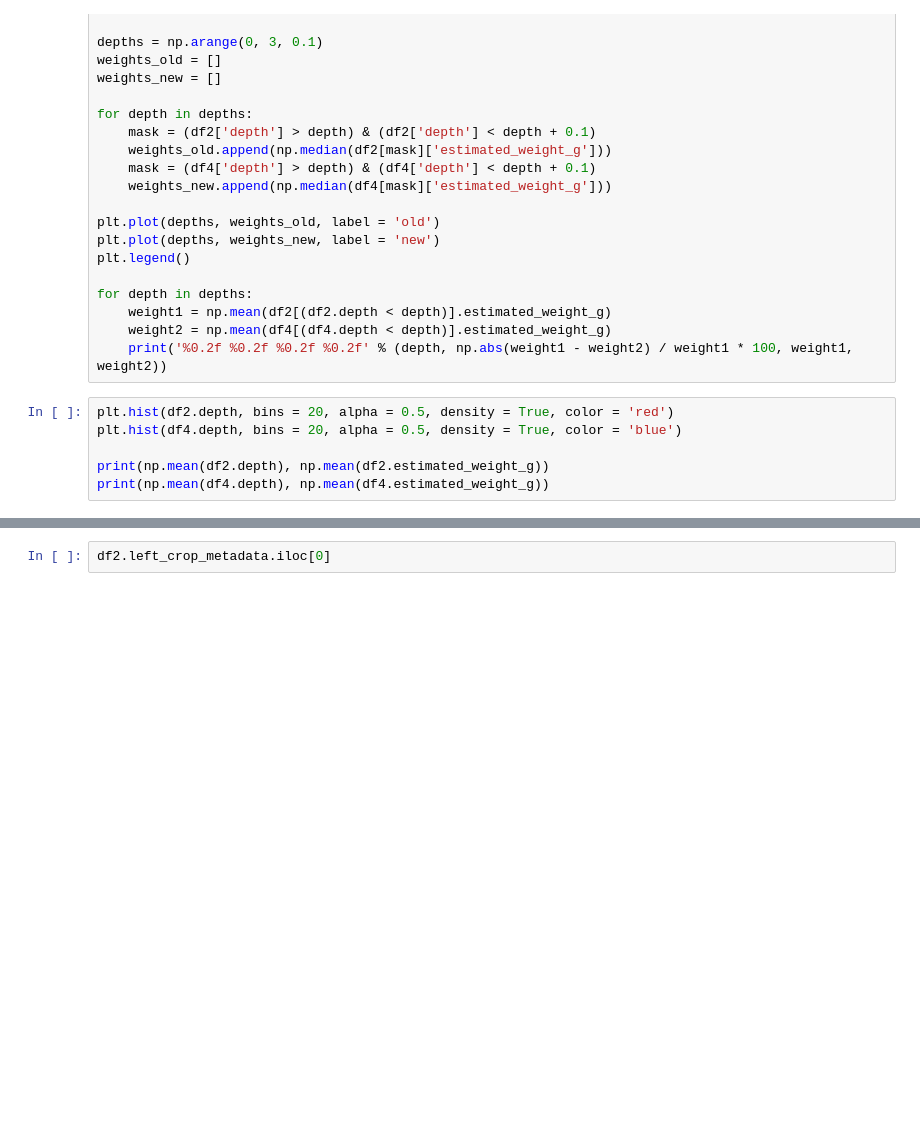
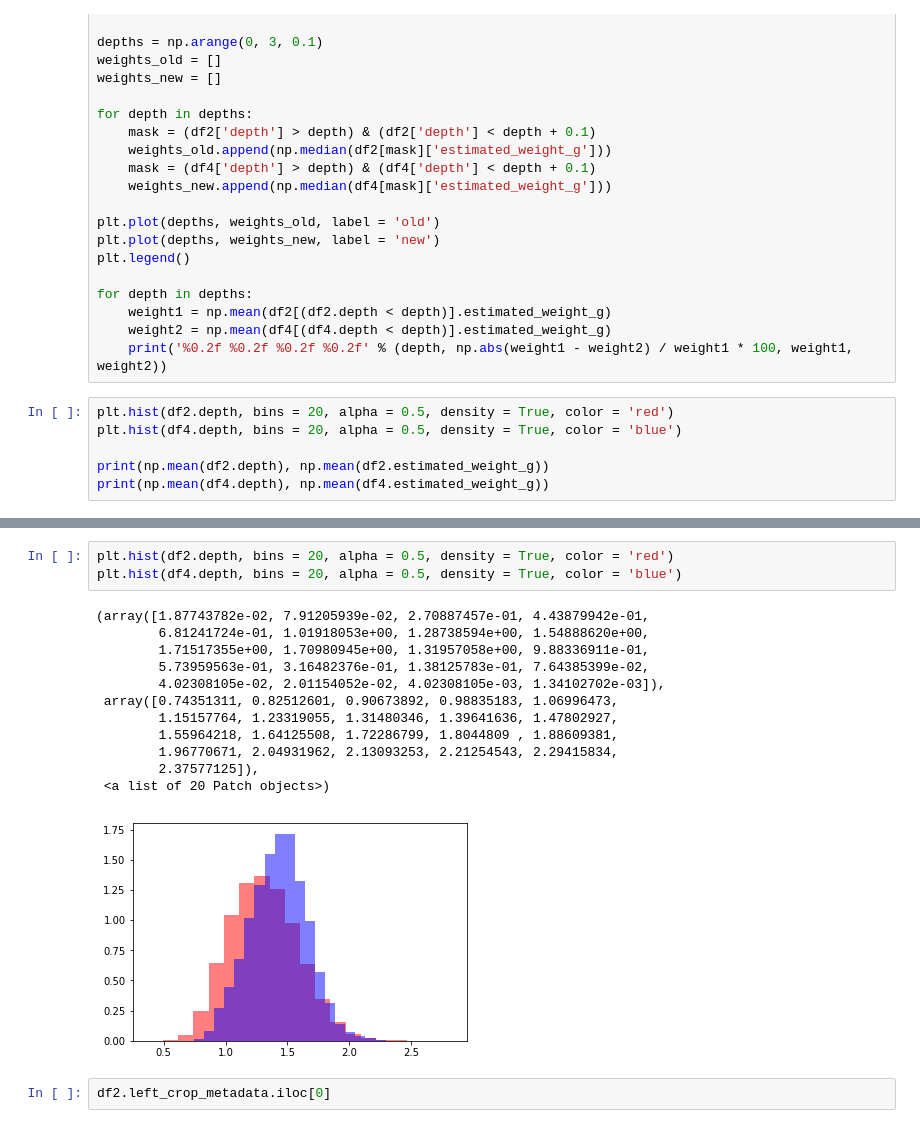
Before and after one commit to isabellafaccone/aquabytePersonal, a Jupyter notebook: bryton/biomass/Dale Pen 3 - Scratchbook.ipynb, the cells around one changed output, grey strips where cells are left out. Saved outputs shown, nothing was run; the diff lists cells and outputs as text; blank space fills up the shorter version.

```diff
--- a/bryton/biomass/Dale Pen 3 - Scratchbook.ipynb
+++ b/bryton/biomass/Dale Pen 3 - Scratchbook.ipynb
@@ -650,3 +679,19 @@ plt.hist(df4.estimated_weight_g, bins = 20, alpha = 0.5, density = True, color =
+# %%
+plt.hist(df2.depth, bins = 20, alpha = 0.5, density = True, color = 'red')
+plt.hist(df4.depth, bins = 20, alpha = 0.5, density = True, color = 'blue')
+# %% [output]
+(array([1.87743782e-02, 7.91205939e-02, 2.70887457e-01, 4.43879942e-01,
+        6.81241724e-01, 1.01918053e+00, 1.28738594e+00, 1.54888620e+00,
+        1.71517355e+00, 1.70980945e+00, 1.31957058e+00, 9.88336911e-01,
+        5.73959563e-01, 3.16482376e-01, 1.38125783e-01, 7.64385399e-02,
+        4.02308105e-02, 2.01154052e-02, 4.02308105e-03, 1.34102702e-03]),
+ array([0.74351311, 0.82512601, 0.90673892, 0.98835183, 1.06996473,
+        1.15157764, 1.23319055, 1.31480346, 1.39641636, 1.47802927,
+        1.55964218, 1.64125508, 1.72286799, 1.8044809 , 1.88609381,
+        1.96770671, 2.04931962, 2.13093253, 2.21254543, 2.29415834,
+        2.37577125]),
+ <a list of 20 Patch objects>)
+[figure, added]
 # %%
 df2.left_crop_metadata.iloc[0]
 # %%
```
Also changed, not shown: parts of 5 cells of this notebook, 10 other files.
